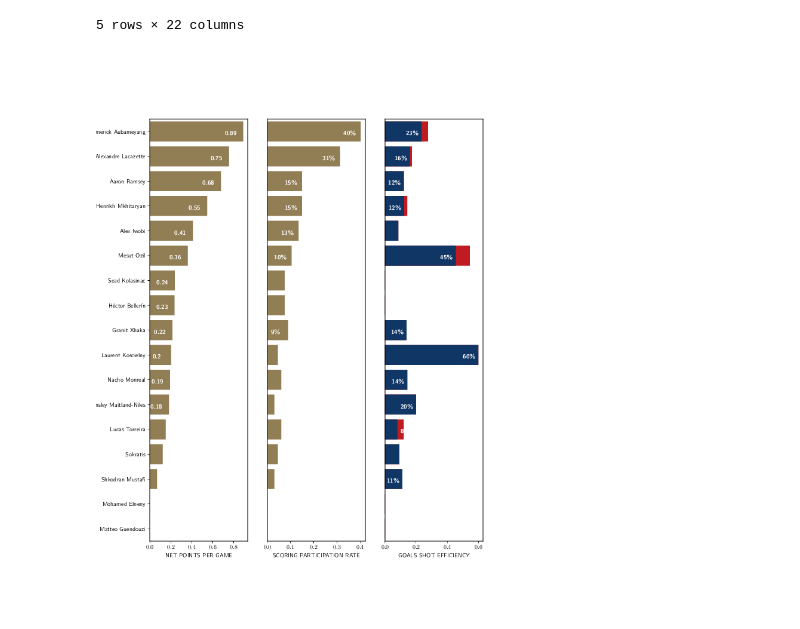
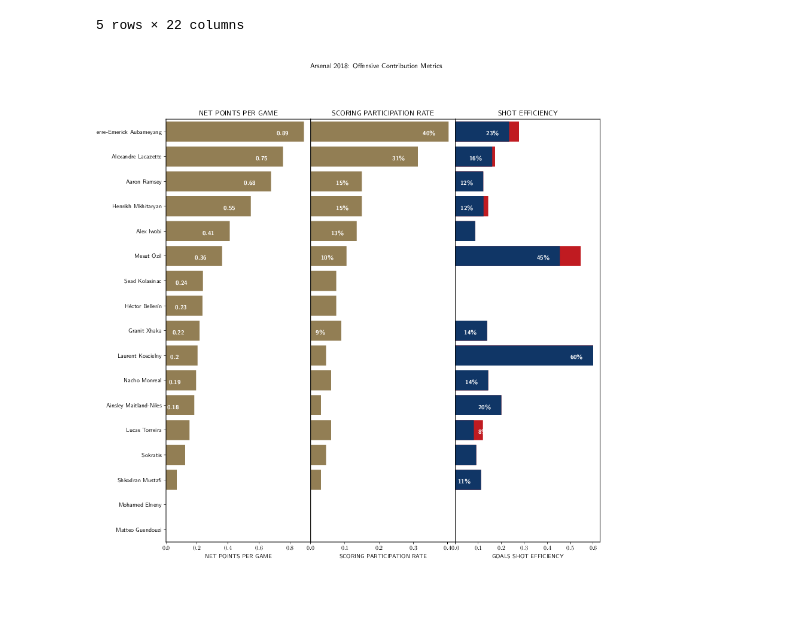
Before and after one commit to richhildebrand/makeover-monday-python, a Jupyter notebook: notebooks/2019 Week 30 Arsenal Stats/Bar graphs/Bar graphs.ipynb, the cells around one changed output. Drawn from its saved outputs; the diff is of its cells as text; code cells hidden in the pictures.

Commit message:
added figure and suplot titles

```diff
--- a/notebooks/2019 Week 30 Arsenal Stats/Bar graphs/Bar graphs.ipynb
+++ b/notebooks/2019 Week 30 Arsenal Stats/Bar graphs/Bar graphs.ipynb
@@ -116,25 +116,28 @@ def draw_label_on_bar(ax, df, x_column, sort_column, sort_direction, x_format_fu
         count = count + 1
 # %%
 gs = gridspec.GridSpec(1, 3)
-fig = plt.figure(figsize=(10, 13))
-
+fig = plt.figure(figsize=(13, 13))
+plt.subplots_adjust(wspace=0, hspace=0)
+fig.suptitle('Arsenal 2018: Offensive Contribution Metrics')
 
 ax = plt.subplot(gs[0, 0])
 sns.barplot(ax=ax, x='NET POINTS PER GAME', y='Player', data=pt, color="#9c824a")
 draw_label_on_bar(ax, pt, 'NET POINTS PER GAME', 'NET POINTS PER GAME', False, x_format_round, -0.175, 0.15)
+ax.title.set_text('NET POINTS PER GAME')
 
 ax = plt.subplot(gs[0, 1])
 ax.get_yaxis().set_visible(False)
 sns.barplot(ax=ax, x='SCORING PARTICIPATION RATE', y='Player', data=pt, color="#9c824a")
 draw_label_on_bar(ax, pt, 'SCORING PARTICIPATION RATE', 'NET POINTS PER GAME', False, x_format_percent, -.075, 0.15)
+ax.title.set_text('SCORING PARTICIPATION RATE')
 
 ax = plt.subplot(gs[0, 2])
 ax.get_yaxis().set_visible(False)
 sns.barplot(ax=ax, x='HIT WOODWORK SHOT EFFICIENCY', y='Player', data=pt, color="#db0007");
 sns.barplot(ax=ax, x='GOALS SHOT EFFICIENCY', y='Player', data=pt, color="#023474");
 draw_label_on_bar(ax, pt, 'GOALS SHOT EFFICIENCY', 'NET POINTS PER GAME', False, x_format_percent, -.1, 0.15)
-
+ax.title.set_text('SHOT EFFICIENCY')
 
 pdf_helper.save_and_show_pdf('Week30_Arsenal_Bargraph.pdf', fig, plt)
 # %% [output]
-[figure, old version]
+[figure, new version]
```
Also changed, not shown: 1 other file.
